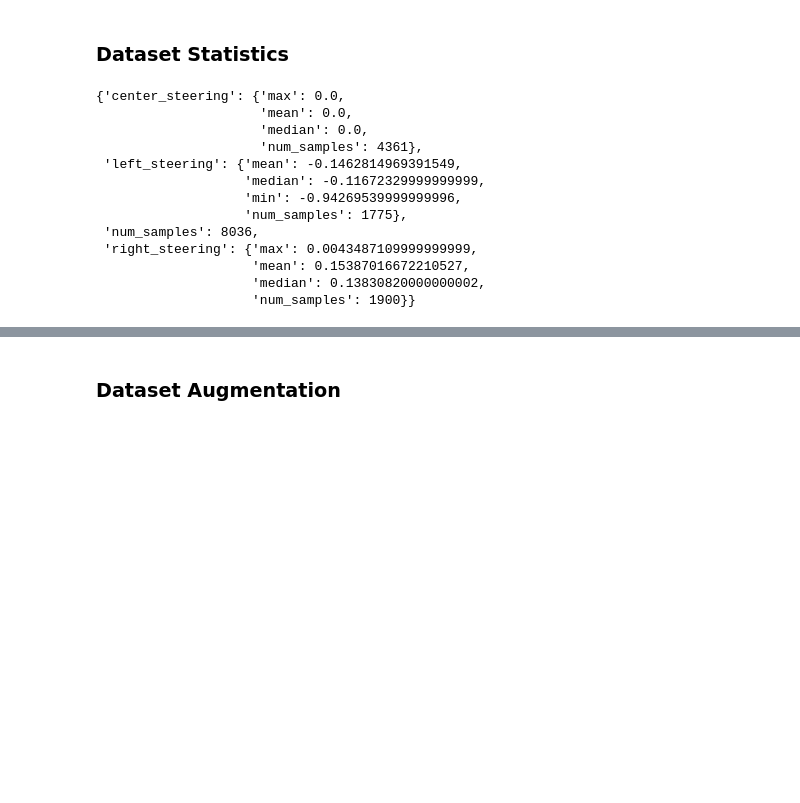
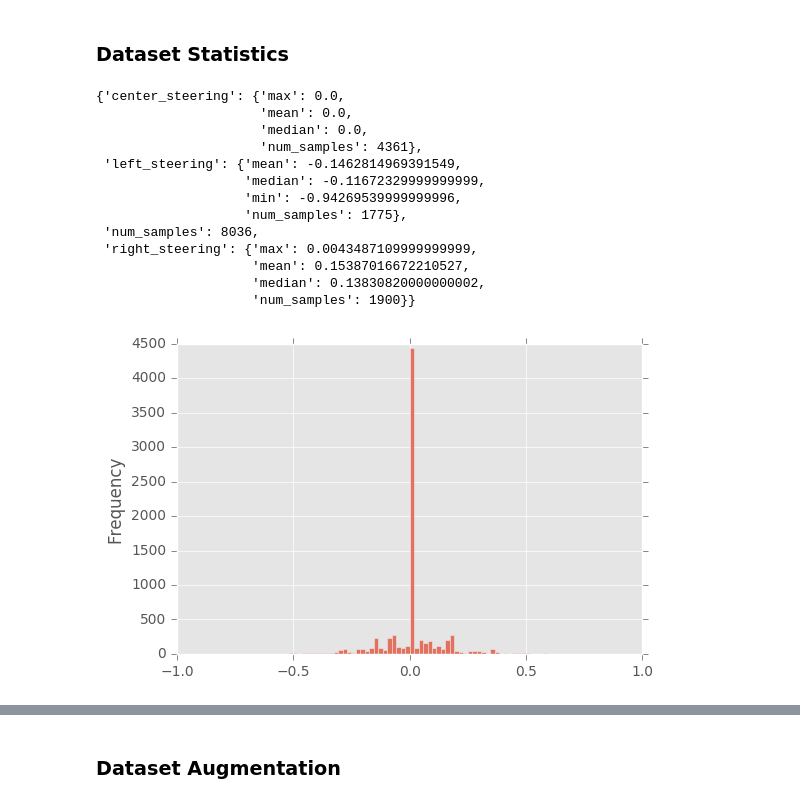
Before and after one commit to dvu4/CarND-Behavioral-Cloning-project, a Jupyter notebook: model.ipynb, the cells around one changed output, grey strips where cells are left out. Drawn from its saved outputs; the diff is of its cells as text; code cells hidden in the pictures; blank space fills up the shorter version.

```diff
--- a/model.ipynb
+++ b/model.ipynb
@@ -43,13 +48,18 @@ RIGHT_CAM_FILE = 2
 # %% [markdown]
 ### Dataset Statistics
 # %%
-def get_stastical_data(file):
+def get_stastitical_data(file):
     driving_log = pd.read_csv(file)
+    driving_log.head()
     steering = pd.to_numeric(driving_log['steering'], errors='coerce')
     left_steering = steering[steering <0]
     right_steering = steering[steering >0]
     center_steering = steering[steering ==0]
     num_samples = len(driving_log)
+
+    plt.figure();
+    steering.plot.hist(bins=101,alpha=0.75)
+
     return {
         'num_samples' :  num_samples,
         'left_steering' : {
@@ -63,30 +73,31 @@ def get_stastical_data(file):
             'max' : np.min(right_steering),
             'mean': np.mean(right_steering),
             'median': np.median(right_steering)
         },
         'center_steering' : {
             'num_samples': num_samples - len(left_steering) - len(right_steering),
             'max' : np.min(center_steering),
             'mean': np.mean(center_steering),
             'median': np.median(center_steering)
         }
 
     }
 
 
 import pprint
 pprint.pprint(get_stastical_data(DRIVING_LOG_FILE))
 # %% [output]
 {'center_steering': {'max': 0.0,
                      'mean': 0.0,
                      'median': 0.0,
                      'num_samples': 4361},
  'left_steering': {'mean': -0.1462814969391549,
                    'median': -0.11672329999999999,
                    'min': -0.94269539999999996,
                    'num_samples': 1775},
  'num_samples': 8036,
  'right_steering': {'max': 0.0043487109999999999,
                     'mean': 0.15387016672210527,
                     'median': 0.13830820000000002,
                     'num_samples': 1900}}
+[figure, added]
```
Also changed, not shown: parts of 12 cells of this notebook, 4 other files.
